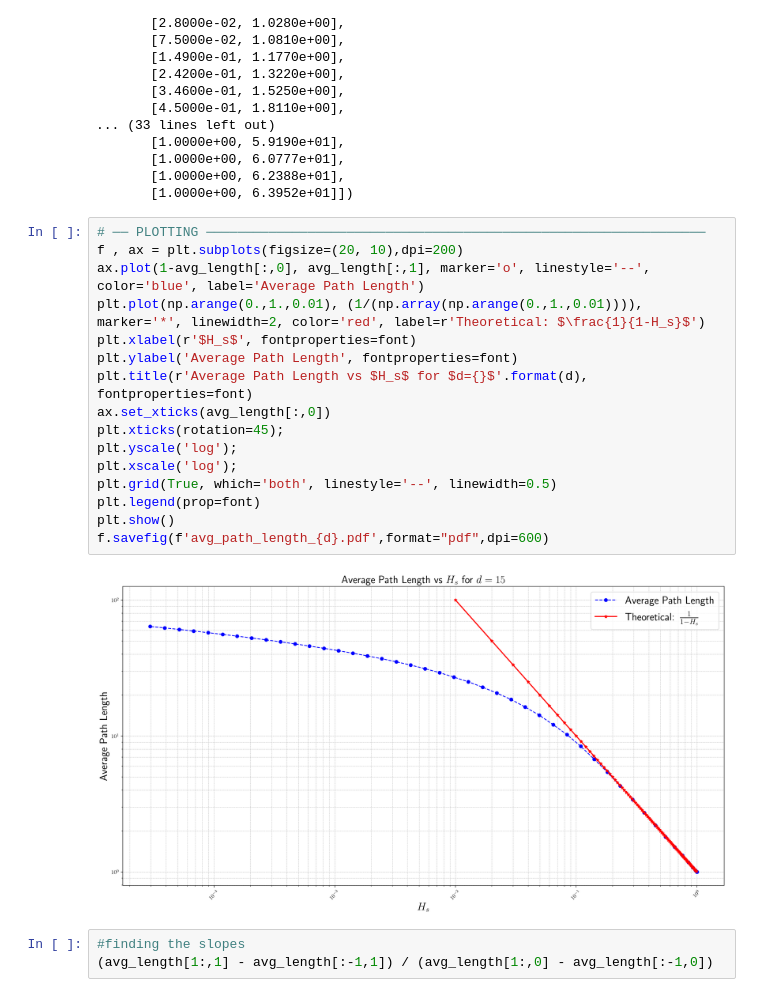
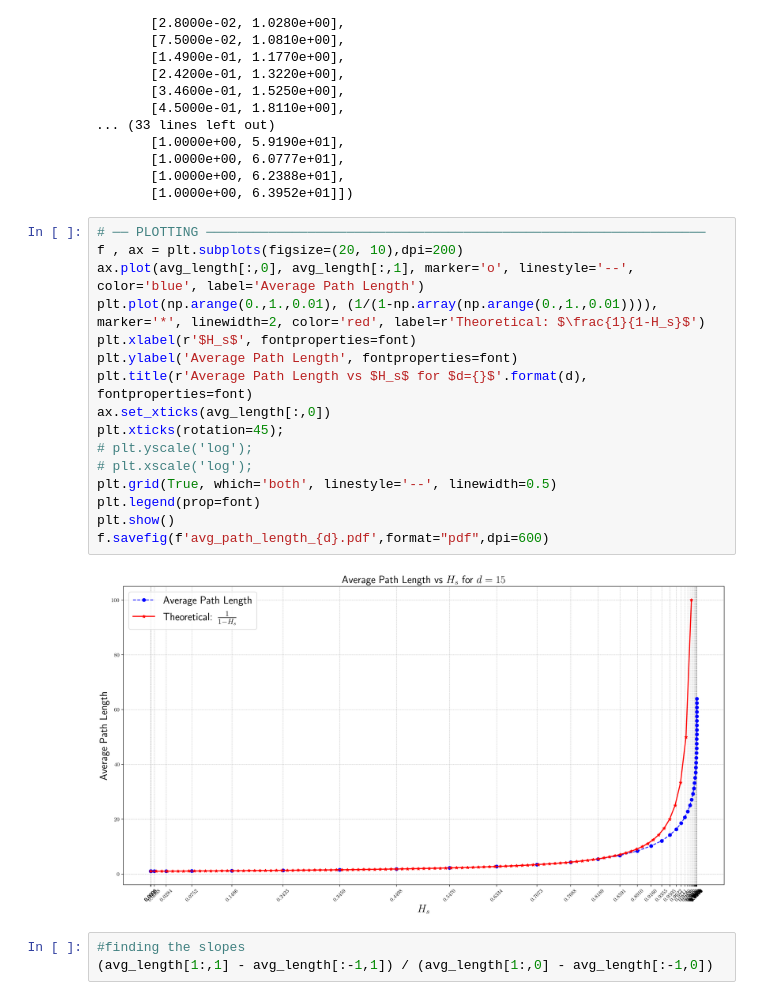
Before and after one commit to arashfahim/Walk-on-Cylinders, a Jupyter notebook: analysis_paths.ipynb, the cells around one changed output. Cells and saved outputs as stored; diff of their text form.

```diff
--- a/analysis_paths.ipynb
+++ b/analysis_paths.ipynb
@@ -58,21 +58,21 @@ array([[0.0000e+00, 1.0000e+00],
 # %%
 # ── PLOTTING ────────────────────────────────────────────────────────────────
 f , ax = plt.subplots(figsize=(20, 10),dpi=200)
-ax.plot(1-avg_length[:,0], avg_length[:,1], marker='o', linestyle='--', color='blue', label='Average Path Length')
-plt.plot(np.arange(0.,1.,0.01), (1/(np.array(np.arange(0.,1.,0.01)))), marker='*', linewidth=2, color='red', label=r'Theoretical: $\frac{1}{1-H_s}$')
+ax.plot(avg_length[:,0], avg_length[:,1], marker='o', linestyle='--', color='blue', label='Average Path Length')
+plt.plot(np.arange(0.,1.,0.01), (1/(1-np.array(np.arange(0.,1.,0.01)))), marker='*', linewidth=2, color='red', label=r'Theoretical: $\frac{1}{1-H_s}$')
 plt.xlabel(r'$H_s$', fontproperties=font)
 plt.ylabel('Average Path Length', fontproperties=font)
 plt.title(r'Average Path Length vs $H_s$ for $d={}$'.format(d), fontproperties=font)
 ax.set_xticks(avg_length[:,0])
 plt.xticks(rotation=45);
-plt.yscale('log');
-plt.xscale('log');
+# plt.yscale('log');
+# plt.xscale('log');
 plt.grid(True, which='both', linestyle='--', linewidth=0.5)
 plt.legend(prop=font)
 plt.show()
 f.savefig(f'avg_path_length_{d}.pdf',format="pdf",dpi=600)
 # %% [output]
-[figure, old version]
+[figure, new version]
 # %%
 #finding the slopes
 (avg_length[1:,1] - avg_length[:-1,1]) / (avg_length[1:,0] - avg_length[:-1,0])
```
